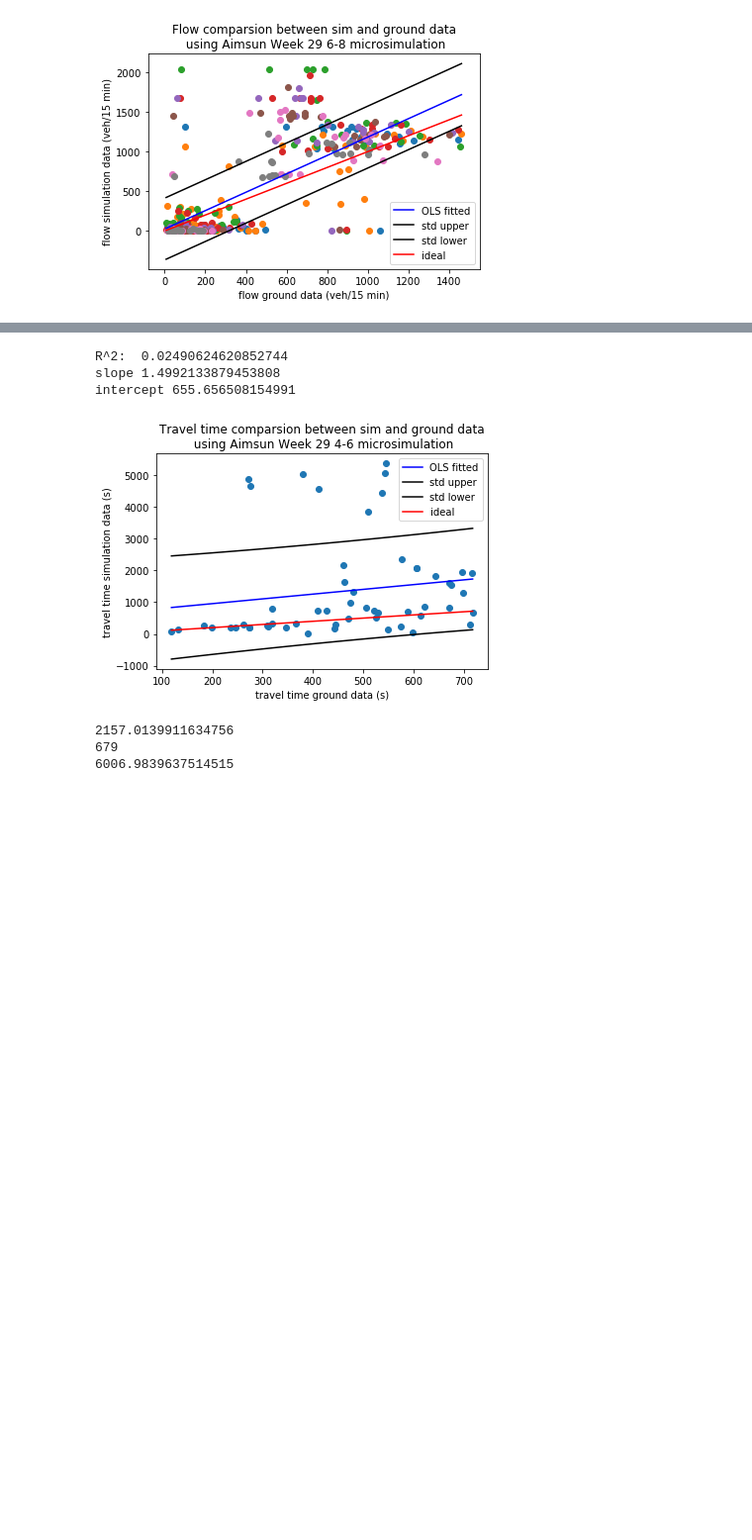
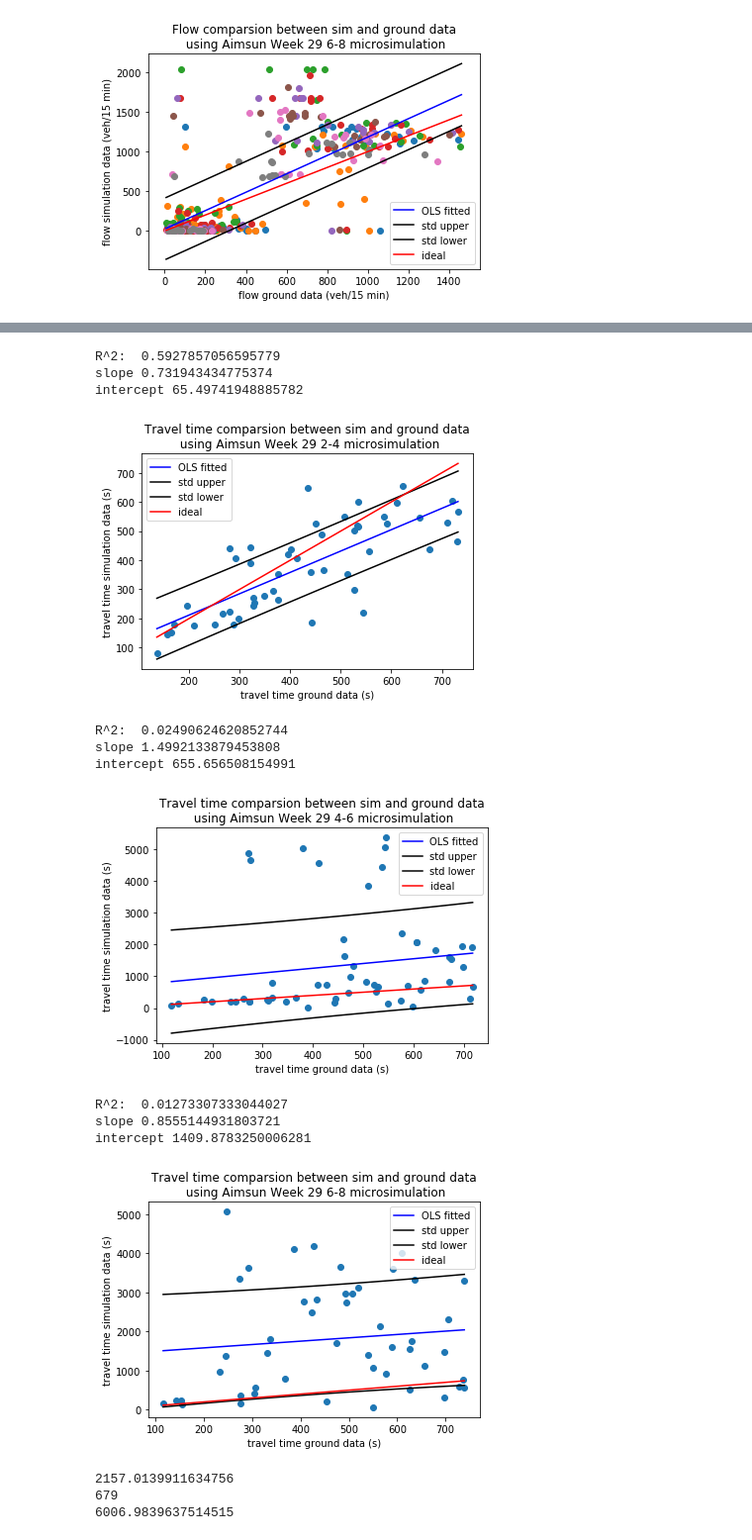
Before and after one commit to Fremont-project/data-processing, a Jupyter notebook: pipeline/aimsun-data-analysis/Aimsun Microsimulation SQLite Output Database Analyzer.ipynb, the cells around one changed output, grey strips where cells are left out. Shown at 99% size. Drawn from its saved outputs; the diff is of its cells as text; code cells hidden in the pictures; blank space fills up the shorter version.

Commit message:
biplots for travel time

```diff
--- a/pipeline/aimsun-data-analysis/Aimsun Microsimulation SQLite Output Database Analyzer.ipynb
+++ b/pipeline/aimsun-data-analysis/Aimsun Microsimulation SQLite Output Database Analyzer.ipynb
@@ -866,10 +866,10 @@ This section contains the code that should be run in order to generate results i
 # %%
 # database = os.path.join(sql_folder, "2019_latest_0410.sqlite")
 # analyzer = AimsunAnalyzer(database, "sqlite")
-# database = os.path.join(sql_folder, "micro-before 2-4.sqlite")
-# analyzer1 = AimsunAnalyzer(database, "sqlite")
+database = os.path.join(sql_folder, "new-micro-before 2-4.sqlite")
+analyzer1 = AimsunAnalyzer(database, "sqlite")
 database = os.path.join(sql_folder, "micro-before 4-6.sqlite")
 analyzer2 = AimsunAnalyzer(database, "sqlite")
-# database = os.path.join(sql_folder, "micro-before 6-8.sqlite")
-# analyzer3 = AimsunAnalyzer(database, "sqlite")
+database = os.path.join(sql_folder, "micro-before 6-8.sqlite")
+analyzer3 = AimsunAnalyzer(database, "sqlite")
 # %% [output]
@@ -968,23 +974,31 @@ intercept -19.707886848895495
 # %%
 travel_time_ground_folder = os.path.join(data_folder,"Data processing","Auxiliary files","Demand","OD demand", "TravelTime")
 travel_time_ground_file_name = "TravelTime.csv"
 travel_time_ground = pd.read_csv(os.path.join(travel_time_ground_folder, travel_time_ground_file_name))
 
 ID_correspondence_ground_folder = os.path.join(data_folder,"Data processing","Auxiliary files","Demand","OD demand")
 ID_correspondence_file_name = "centroid ID_week29.xlsx"
 ID_corr = pd.read_excel(os.path.join(ID_correspondence_ground_folder, ID_correspondence_file_name), 'Sheet1').drop(columns=["Unnamed: 0"], axis=1)
 
 # for 2-4
 analyzer1.compare_travel_time(travel_time_ground, ID_corr, "Week 29 2-4", od_ids='All', time_intervals=[0])
 # for 4-6
 analyzer2.compare_travel_time(travel_time_ground, ID_corr, "Week 29 4-6", od_ids='All', time_intervals=[0])
 # for 6-8
-analyzer2.compare_travel_time(travel_time_ground, ID_corr, "Week 29 6-8", od_ids='All', time_intervals=[0])
+analyzer3.compare_travel_time(travel_time_ground, ID_corr, "Week 29 6-8", od_ids='All', time_intervals=[0])
 # %% [output]
-R^2:  0.02490624620852744
-slope 1.4992133879453808
-intercept 655.656508154991
+R^2:  0.5927857056595779
+slope 0.731943434775374
+intercept 65.49741948885782
-[figure, old version]
+[figure, new version]
+R^2:  0.02490624620852744
+slope 1.4992133879453808
+intercept 655.656508154991
+[figure, added]
+R^2:  0.01273307333044027
+slope 0.8555144931803721
+intercept 1409.8783250006281
+[figure, added]
 # %%
 print(analyzer2.get_OD_travel_time(151591755, 151591767, "16:00", 'string')) # average OD travel time between 2 external centroids at 16:00
 print(analyzer2.get_OD_demand(151591755, 151591767, "16:00", 'string')) # OD demand between 2 external centroids at 16:00
```
Also changed, not shown: parts of 2 cells of this notebook.
